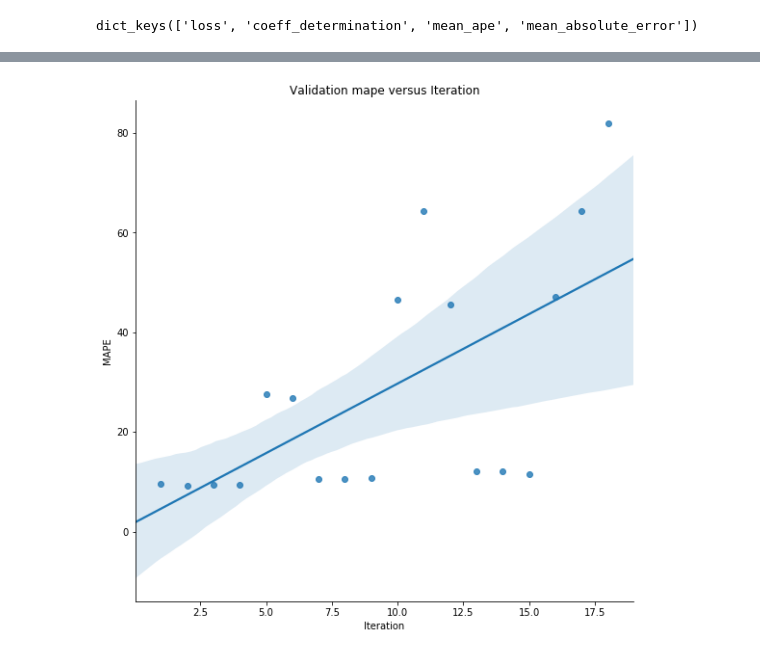
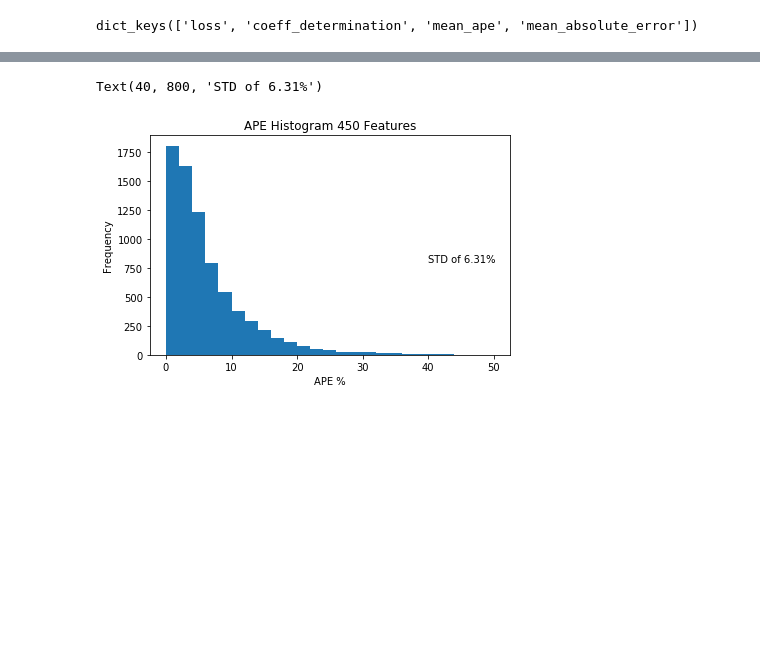
Before and after one commit to xinxinmo/DataXMerckChallenge, a Jupyter notebook: scripts/DATA_X_Baseline_ANN_450_features.ipynb, the cells around one changed output, grey strips where cells are left out. Drawn from its saved outputs; the diff is of its cells as text; code cells hidden in the pictures; blank space fills up the shorter version.

```diff
--- a/scripts/DATA_X_Baseline_ANN_450_features.ipynb
+++ b/scripts/DATA_X_Baseline_ANN_450_features.ipynb
@@ -244,12 +171,10 @@ hyp
-# %%
-# MAPE Score
-#hyp.sort_values('mean_test_score', inplace = True)
-
-# Plot of scores over the course of searching
-#sns.lmplot(hyp.index.values, hyp['MAPE'], data = hyp, hue = 'data', size = 8);
-sns.lmplot('index', 'MAPE',data=hyp, size = 8);
-#plt.scatter(hyp.index, hyp['MAPE'],  marker = '*', s = 400, c = 'blue')
-
-plt.xlabel('Iteration'); plt.ylabel('MAPE'); plt.title("Validation mape versus Iteration");
-# %% [output]
-[figure, removed]
+# %%
+fig, ax= plt.subplots(1, 1,tight_layout=True)
+ax.hist(comparison,np.linspace(0,50,26))
+ax.set_xlabel('APE %')
+ax.set_ylabel('Frequency')
+ax.set_title('APE Histogram 450 Features')
+plt.text(40, 800, 'STD of 6.31%')
+# %% [output]
+Text(40, 800, 'STD of 6.31%')
+[figure, added]
```
Also changed, not shown: parts of 20 cells of this notebook.
